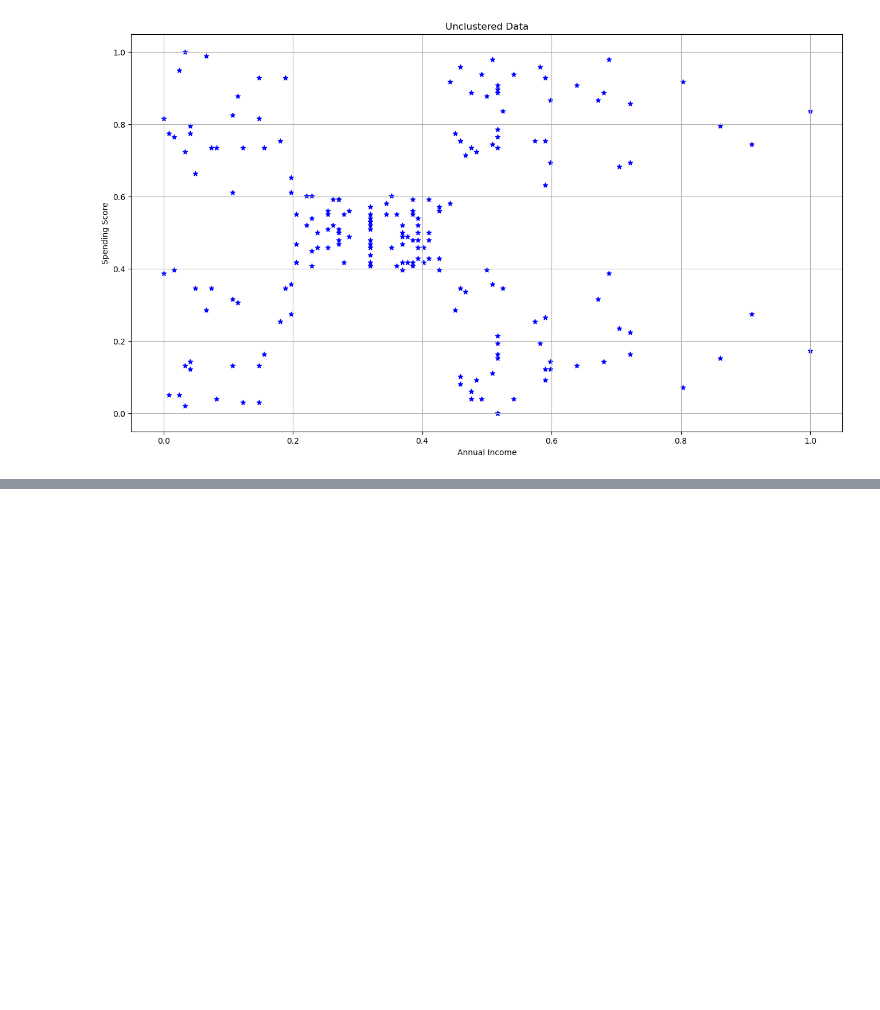
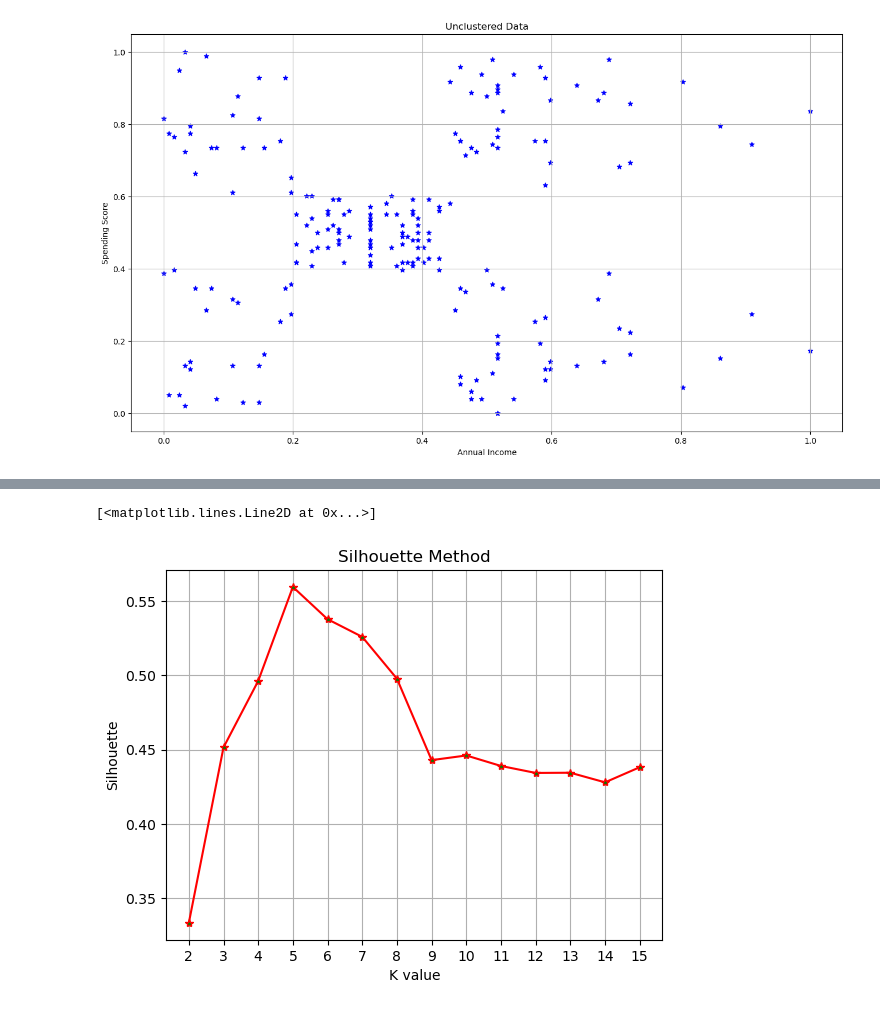
Before and after one commit to naresh1192/CDAC-AI_ML_Courese_Basic_Python_Understanding, a Jupyter notebook: 47 unsupervised learning k-means.ipynb, the cells around one changed output, grey strips where cells are left out. Drawn from its saved outputs; the diff is of its cells as text; code cells hidden in the pictures; blank space fills up the shorter version.

```diff
--- a/47 unsupervised learning k-means.ipynb
+++ b/47 unsupervised learning k-means.ipynb
@@ -65,0 +176,10 @@ plt.scatter(x_scaled[:,0], x_scaled[:,1], color = 'b', marker = '*')
+# %%
+plt.title('Silhouette Method')
+plt.grid()
+plt.xlabel('K value')
+plt.ylabel('Silhouette')
+plt.xticks(range(2,16))
+plt.plot(range(2,16), silh, color = 'red', marker = '*', mfc = 'green')
+# %% [output]
+[<matplotlib.lines.Line2D at 0x...>]
+[figure, added]
```
Also changed, not shown: parts of 31 cells of this notebook.
